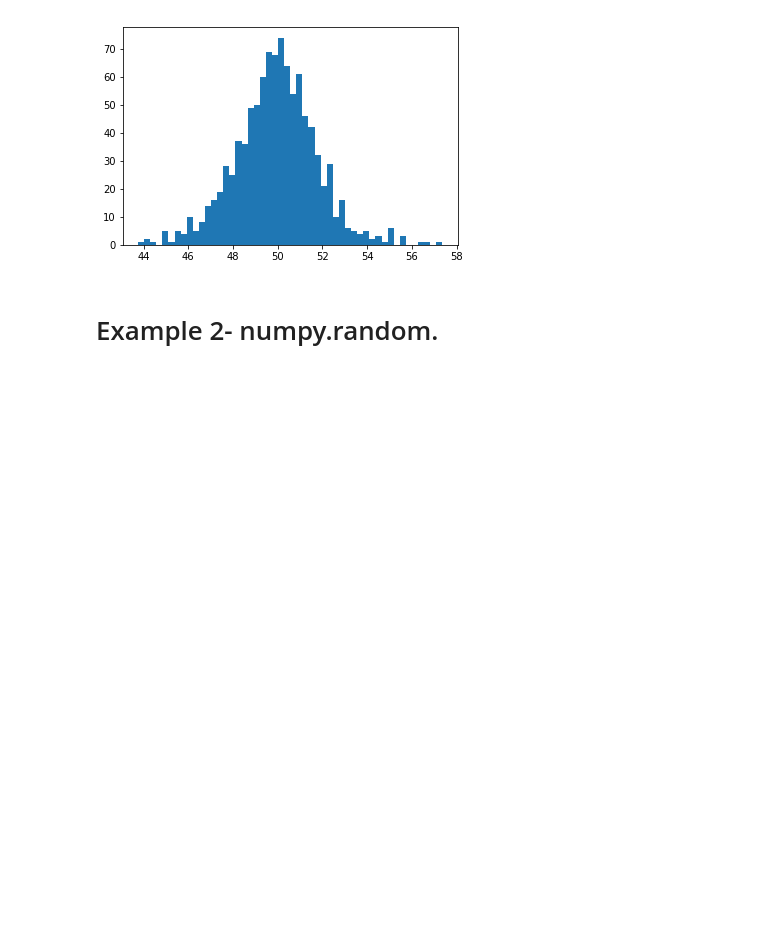
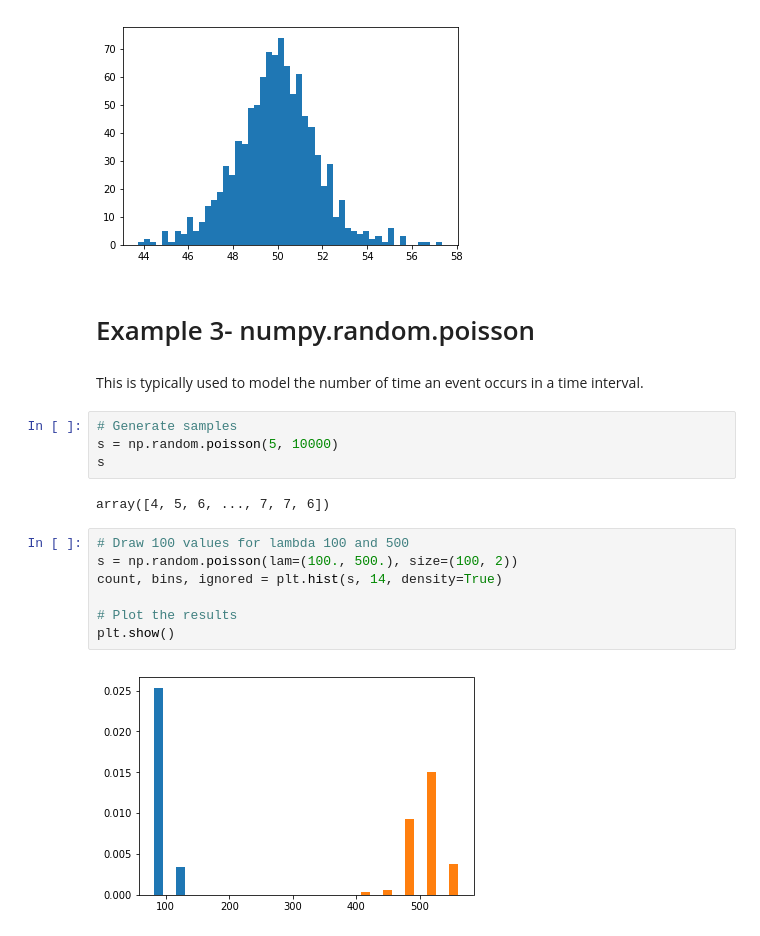
Before and after one commit to 123kieran/EmergingTechnologies, a Jupyter notebook: numpy-random.ipynb, the cells around one changed output. Saved outputs shown, nothing was run; the diff lists cells and outputs as text; blank space fills up the shorter version.

```diff
--- a/numpy-random.ipynb
+++ b/numpy-random.ipynb
@@ -210,4 +210,21 @@ count, bins, ignored = plt.hist(s, bins=50)
 # %% [output]
 [figure]
 # %% [markdown]
-# Example 2- numpy.random.
+# Example 3- numpy.random.poisson
+# %% [markdown]
+This is typically used to model the number of time an event occurs in a time interval.
+# %%
+# Generate samples
+s = np.random.poisson(5, 10000)
+s
+# %% [output]
+array([4, 5, 6, ..., 7, 7, 6])
+# %%
+# Draw 100 values for lambda 100 and 500
+s = np.random.poisson(lam=(100., 500.), size=(100, 2))
+count, bins, ignored = plt.hist(s, 14, density=True)
+
+# Plot the results
+plt.show()
+# %% [output]
+[figure, added]
```
Also changed, not shown: parts of 11 cells of this notebook.
